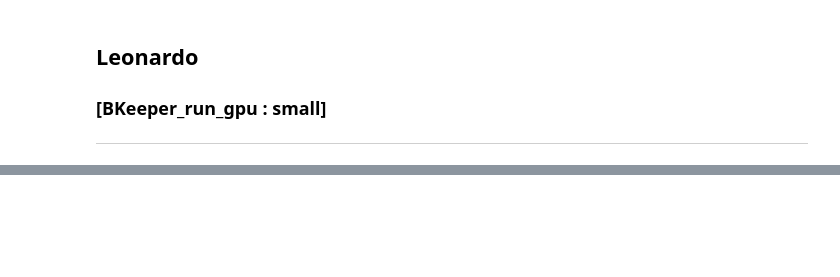
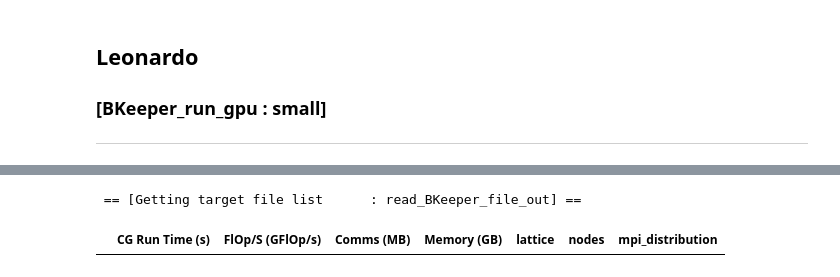
Before and after one commit to fbonnet08/Bench_Grid_HiRep, a Jupyter notebook: src/PythonCodes/Jupyter-NoteBooks/LLR-Bench_Grid_HiRep_Notebooks/Notebook_Bench_Grid_HiRep.ipynb, the cells around one changed output, grey strips where cells are left out. Cells and saved outputs as stored; diff of their text form; code cells hidden in the pictures; blank space fills up the shorter version.

```diff
--- a/src/PythonCodes/Jupyter-NoteBooks/LLR-Bench_Grid_HiRep_Notebooks/Notebook_Bench_Grid_HiRep.ipynb
+++ b/src/PythonCodes/Jupyter-NoteBooks/LLR-Bench_Grid_HiRep_Notebooks/Notebook_Bench_Grid_HiRep.ipynb
@@ -361,4 +564,12 @@ m.printMesgAddStr("target_file_cluster_lst_leonardo[:] --->: ", c.getYellow(), t
 # %%
 # --------------------------------------------------------------------------
 # Reading in the inout file
-rc = readCluster_file_out(c, m, target_file_cluster_lst_leonardo[:])
+rc, dataFrame_BKeeper_small_leonardo = read_BKeeper_file_out(c, m, batch_action, simulation_size, target_file_cluster_lst_leonardo[:])
+# %% [output]
+ == [Getting target file list      : read_BKeeper_file_out] ==
+# %%
+# --------------------------------------------------------------------------
+# Reading in the inout file
+dataFrame_BKeeper_small_leonardo
+# %% [output]
+|  | CG Run Time (s) | FlOp/S (GFlOp/s) | Comms (MB) | Memory (GB) | lattice | nodes | mpi_distribution |
```
Also changed, not shown: parts of 21 cells of this notebook, 1 other file.
